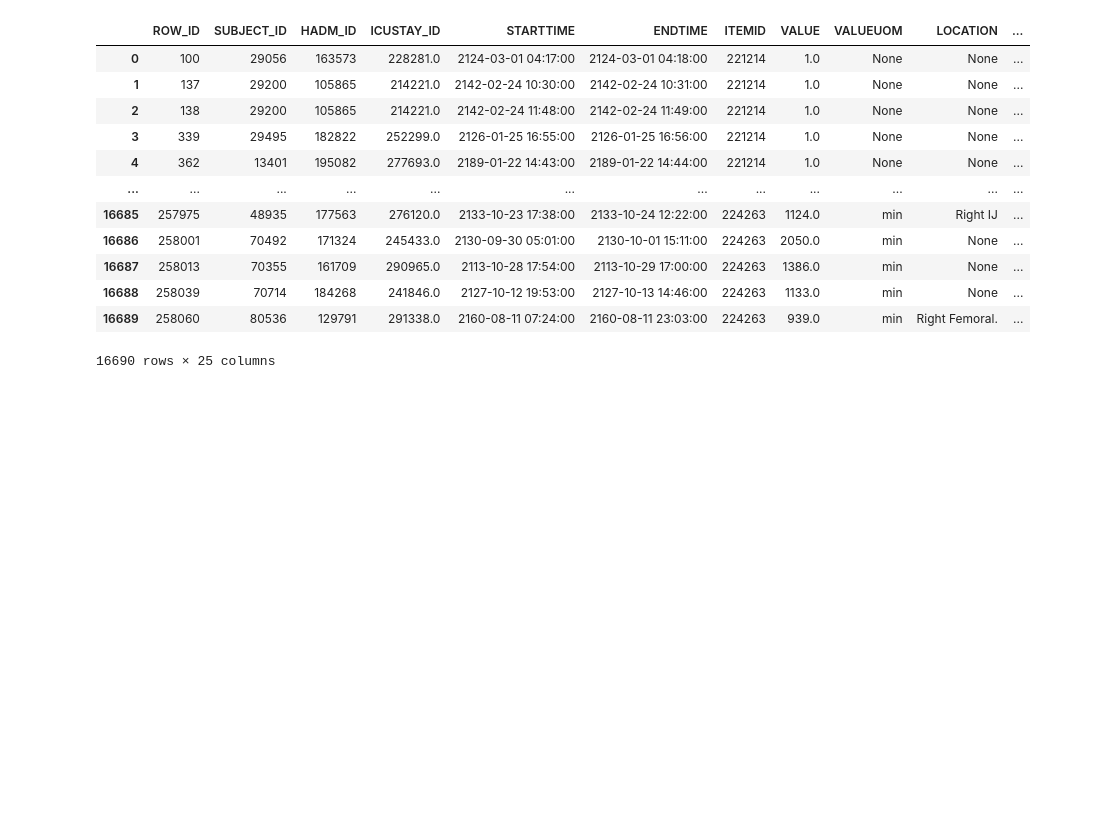
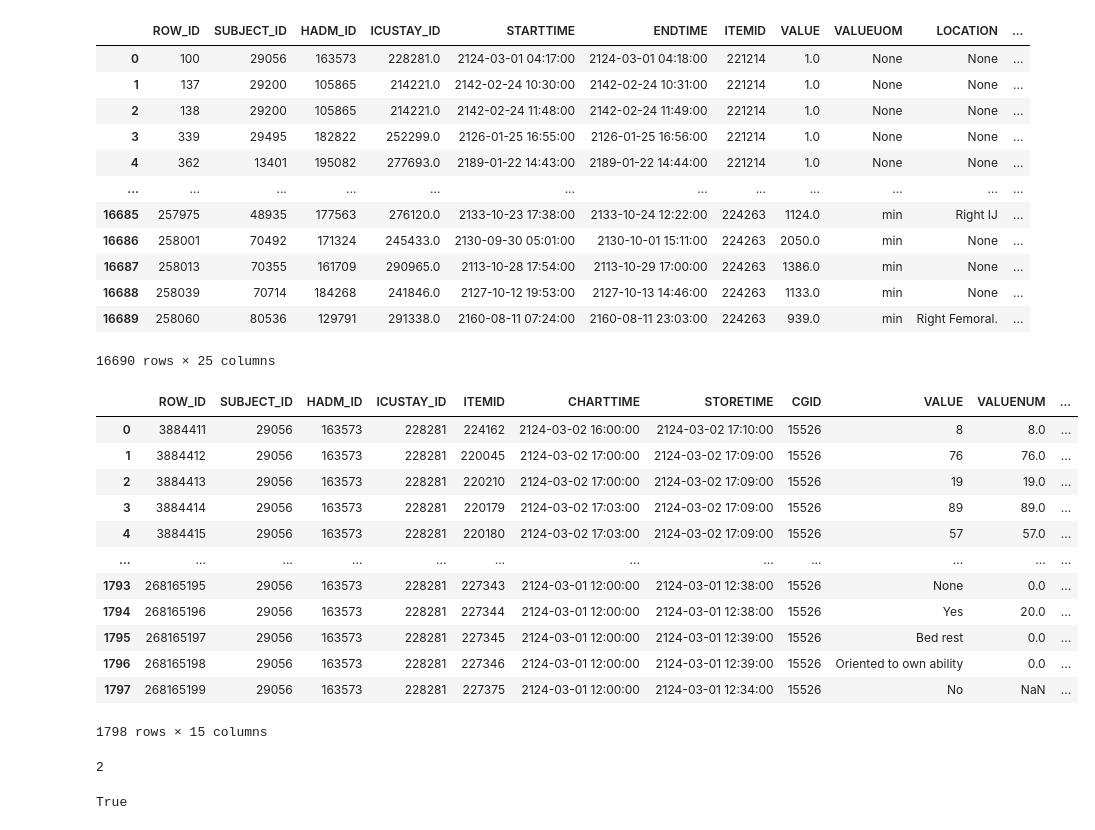
Before and after one commit to Harry-PARK/MIMIC_preprocessing, a Jupyter notebook: test.ipynb, the cells around one changed output. Drawn from its saved outputs; the diff is of its cells as text; code cells hidden in the pictures; blank space fills up the shorter version.

```diff
--- a/test.ipynb
+++ b/test.ipynb
@@ -66,3 +66,34 @@ dic
 | 16688 | 258039 | 70714 | 184268 | 241846.0 | 2127-10-12 19:53:00 | 2127-10-13 14:46:00 | 224263 | 1133.0 | min | None | ... |
 | 16689 | 258060 | 80536 | 129791 | 291338.0 | 2160-08-11 07:24:00 | 2160-08-11 23:03:00 | 224263 | 939.0 | min | Right Femoral. | ... |
 16690 rows × 25 columns
+# %%
+query = "SELECT * FROM CHARTEVENTS WHERE ICUSTAY_ID IN (228281.0);"
+icu_patient = pd.read_sql(query, engine)
+icu_patient
+# %% [output]
+|  | ROW_ID | SUBJECT_ID | HADM_ID | ICUSTAY_ID | ITEMID | CHARTTIME | STORETIME | CGID | VALUE | VALUENUM | ... |
+| 0 | 3884411 | 29056 | 163573 | 228281 | 224162 | 2124-03-02 16:00:00 | 2124-03-02 17:10:00 | 15526 | 8 | 8.0 | ... |
+| 1 | 3884412 | 29056 | 163573 | 228281 | 220045 | 2124-03-02 17:00:00 | 2124-03-02 17:09:00 | 15526 | 76 | 76.0 | ... |
+| 2 | 3884413 | 29056 | 163573 | 228281 | 220210 | 2124-03-02 17:00:00 | 2124-03-02 17:09:00 | 15526 | 19 | 19.0 | ... |
+| 3 | 3884414 | 29056 | 163573 | 228281 | 220179 | 2124-03-02 17:03:00 | 2124-03-02 17:09:00 | 15526 | 89 | 89.0 | ... |
+| 4 | 3884415 | 29056 | 163573 | 228281 | 220180 | 2124-03-02 17:03:00 | 2124-03-02 17:09:00 | 15526 | 57 | 57.0 | ... |
+| ... | ... | ... | ... | ... | ... | ... | ... | ... | ... | ... | ... |
+| 1793 | 268165195 | 29056 | 163573 | 228281 | 227343 | 2124-03-01 12:00:00 | 2124-03-01 12:38:00 | 15526 | None | 0.0 | ... |
+| 1794 | 268165196 | 29056 | 163573 | 228281 | 227344 | 2124-03-01 12:00:00 | 2124-03-01 12:38:00 | 15526 | Yes | 20.0 | ... |
+| 1795 | 268165197 | 29056 | 163573 | 228281 | 227345 | 2124-03-01 12:00:00 | 2124-03-01 12:39:00 | 15526 | Bed rest | 0.0 | ... |
+| 1796 | 268165198 | 29056 | 163573 | 228281 | 227346 | 2124-03-01 12:00:00 | 2124-03-01 12:39:00 | 15526 | Oriented to own ability | 0.0 | ... |
+| 1797 | 268165199 | 29056 | 163573 | 228281 | 227375 | 2124-03-01 12:00:00 | 2124-03-01 12:34:00 | 15526 | No | NaN | ... |
+1798 rows × 15 columns
+# %%
+def check_48h(icu_patient):
+    time_diff = icu_patient["CHARTTIME"].max() - icu_patient["CHARTTIME"].min()
+    print(time_diff.days)
+    if time_diff.days >= 2:
+        return True
+    else:
+        return False
+
+check_48h(icu_patient)
+# %% [output]
+2
+True
```
Also changed, not shown: 2 other files.
